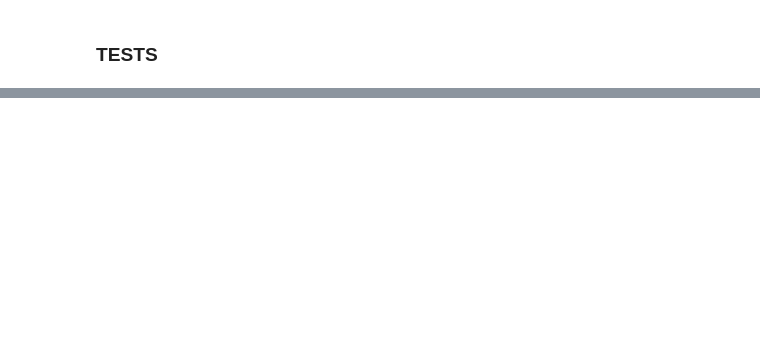
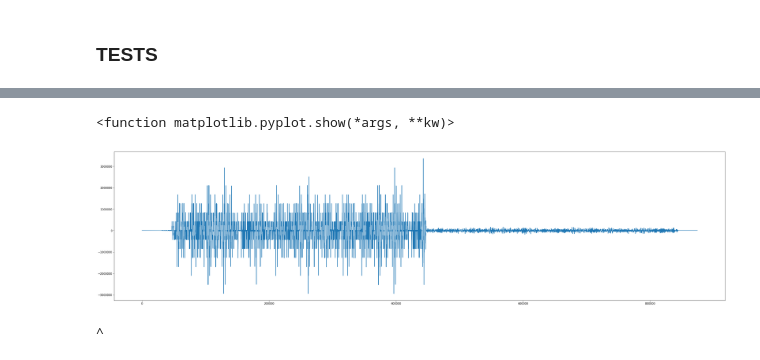
Before and after one commit to yklose/Communication-System, a Jupyter notebook: Project-Notebook.ipynb, the cells around one changed output, grey strips where cells are left out. Cells and saved outputs as stored; diff of their text form; code cells hidden in the pictures; blank space fills up the shorter version.

```diff
--- a/Project-Notebook.ipynb
+++ b/Project-Notebook.ipynb
@@ -65,5 +99,15 @@ plt.show
 # %%
-temp6 = compute_array("test2.txt")
+temp6 = compute_array("test.txt")
 plt.figure(figsize=(40,10))
 plt.plot(temp6)
 plt.show
+# %% [output]
+<function matplotlib.pyplot.show(*args, **kw)>
+[figure, added]
+# %%
+
+bit_string = "01011110"
+decimal = int(bit_string, 2)
+print(str(chr(decimal)))
+# %% [output]
+^
```
Also changed, not shown: parts of 6 cells of this notebook, 10 other files.
